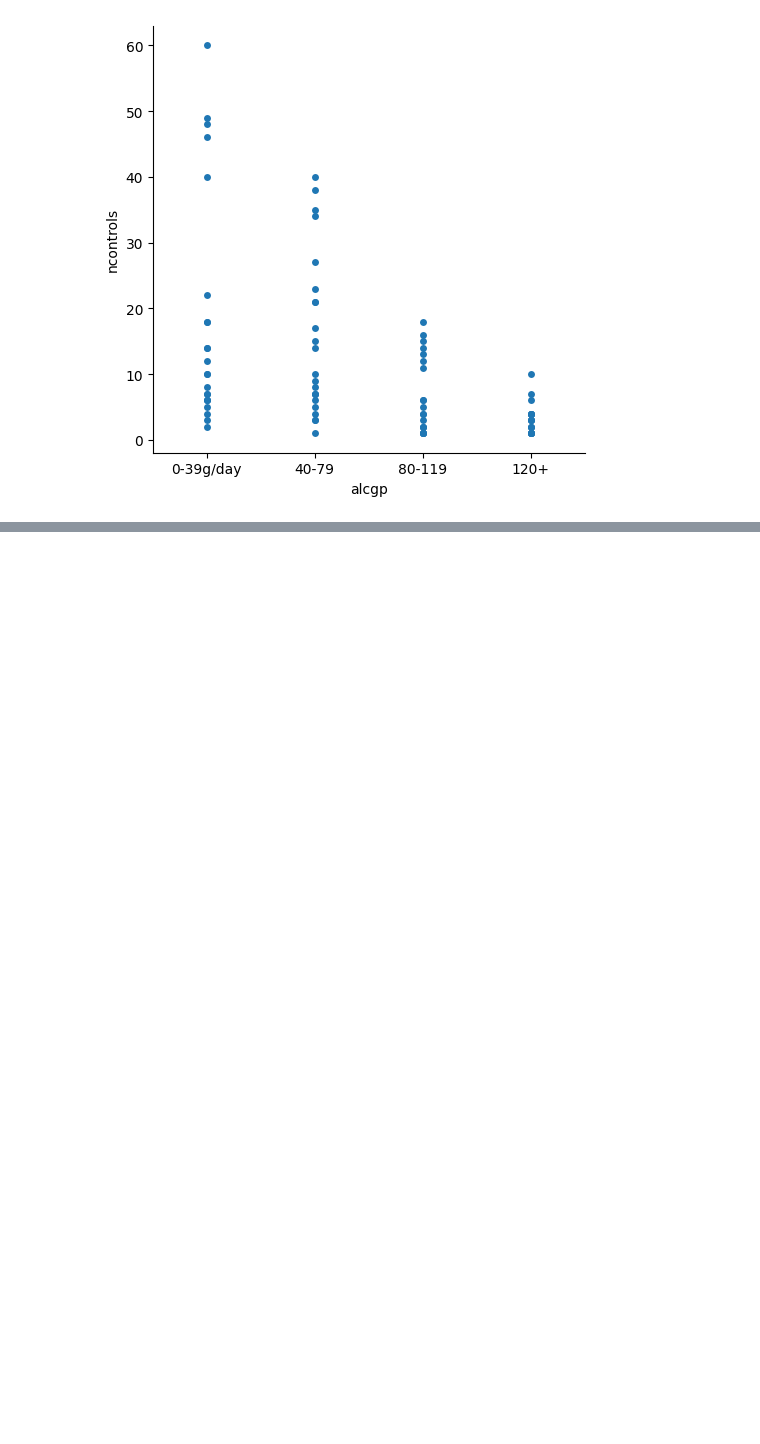
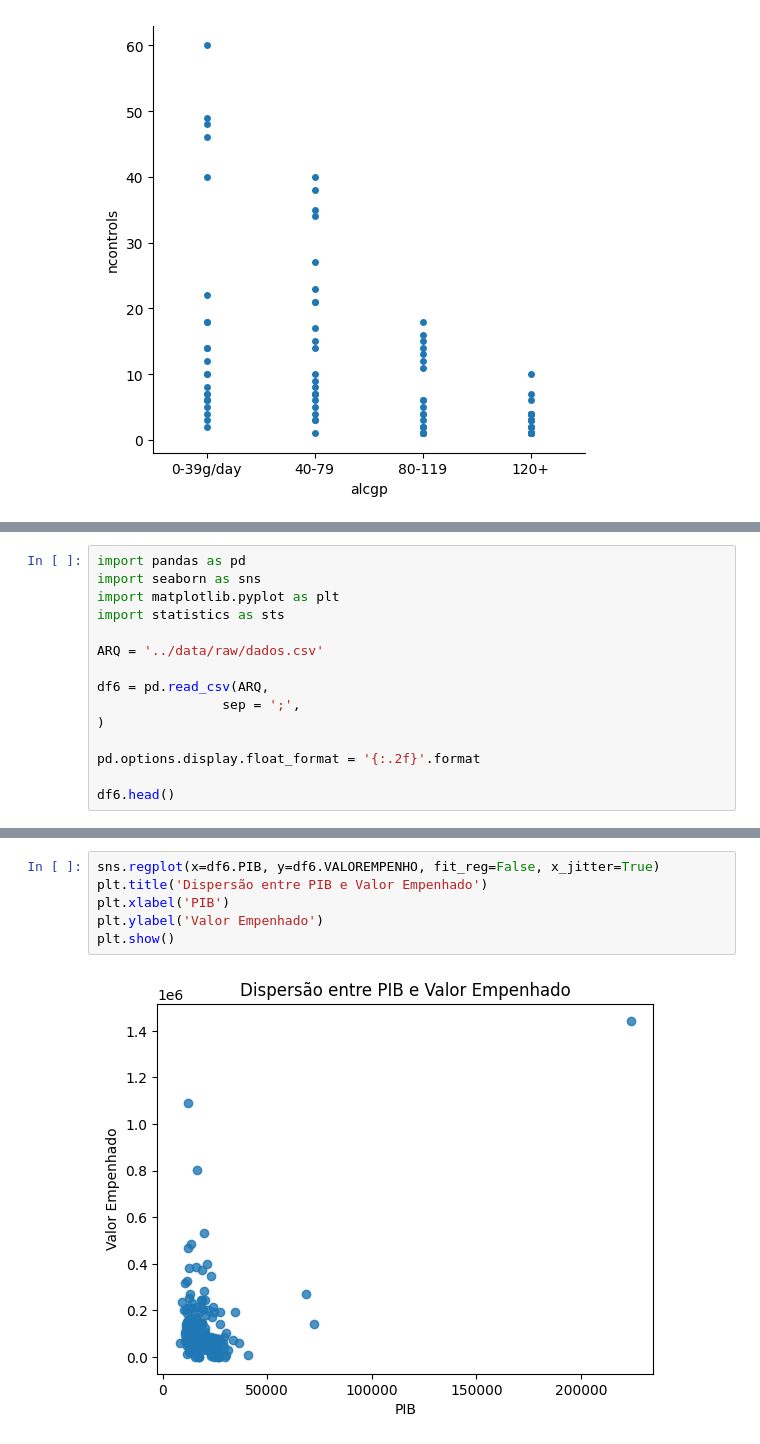
Before and after one commit to pdromls/Praticas_Ciencia_de_Dados, a Jupyter notebook: notebooks/visualizacao.ipynb, the cells around one changed output, grey strips where cells are left out. Drawn from its saved outputs; the diff is of its cells as text; blank space fills up the shorter version.

Commit message:
Pratica Visualização 3

```diff
--- a/notebooks/visualizacao.ipynb
+++ b/notebooks/visualizacao.ipynb
@@ -297,0 +298,15 @@ sns.catplot(x='alcgp', y='ncontrols', data=df5, col = 'tobgp')
+# %%
+import pandas as pd
+import seaborn as sns
+import matplotlib.pyplot as plt
+import statistics as sts
+
+ARQ = '../data/raw/dados.csv'
+
+df6 = pd.read_csv(ARQ,
+                sep = ';',
+)
+
+pd.options.display.float_format = '{:.2f}'.format
+
+df6.head()
@@ -297,0 +350,8 @@ sns.catplot(x='alcgp', y='ncontrols', data=df5, col = 'tobgp')
+# %%
+sns.regplot(x=df6.PIB, y=df6.VALOREMPENHO, fit_reg=False, x_jitter=True)
+plt.title('Dispersão entre PIB e Valor Empenhado')
+plt.xlabel('PIB')
+plt.ylabel('Valor Empenhado')
+plt.show()
+# %% [output]
+[figure, added]
```
Also changed, not shown: parts of 11 cells of this notebook.
